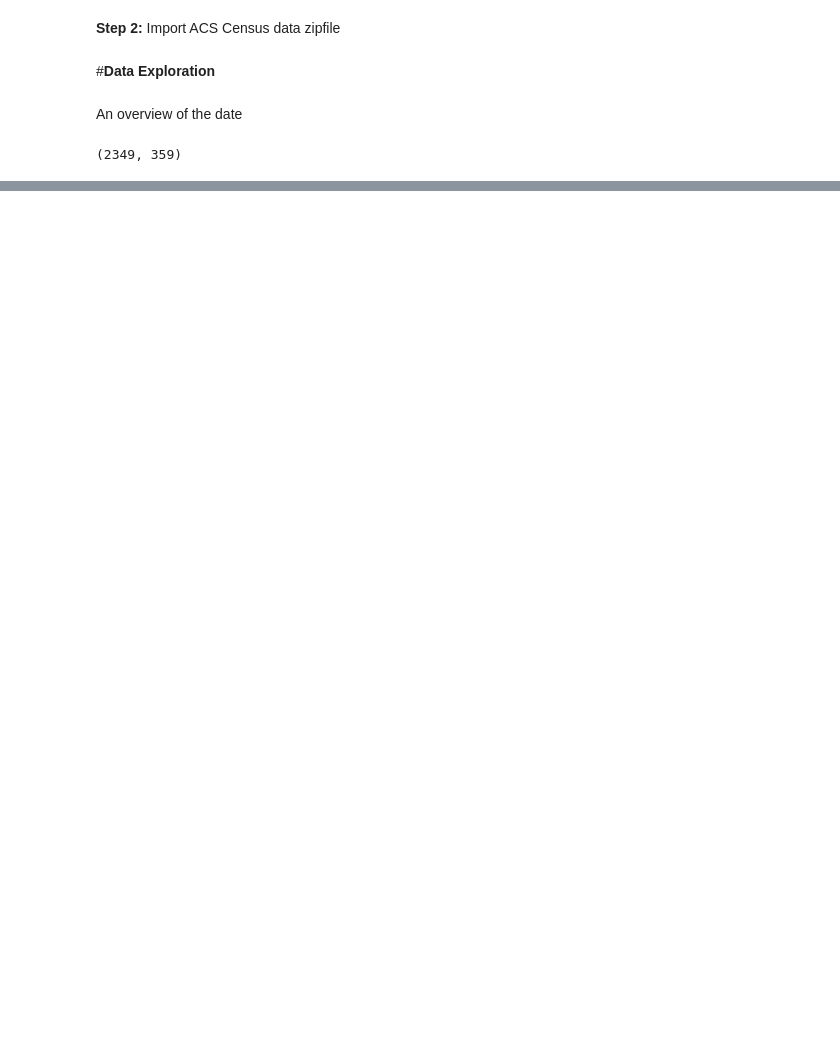
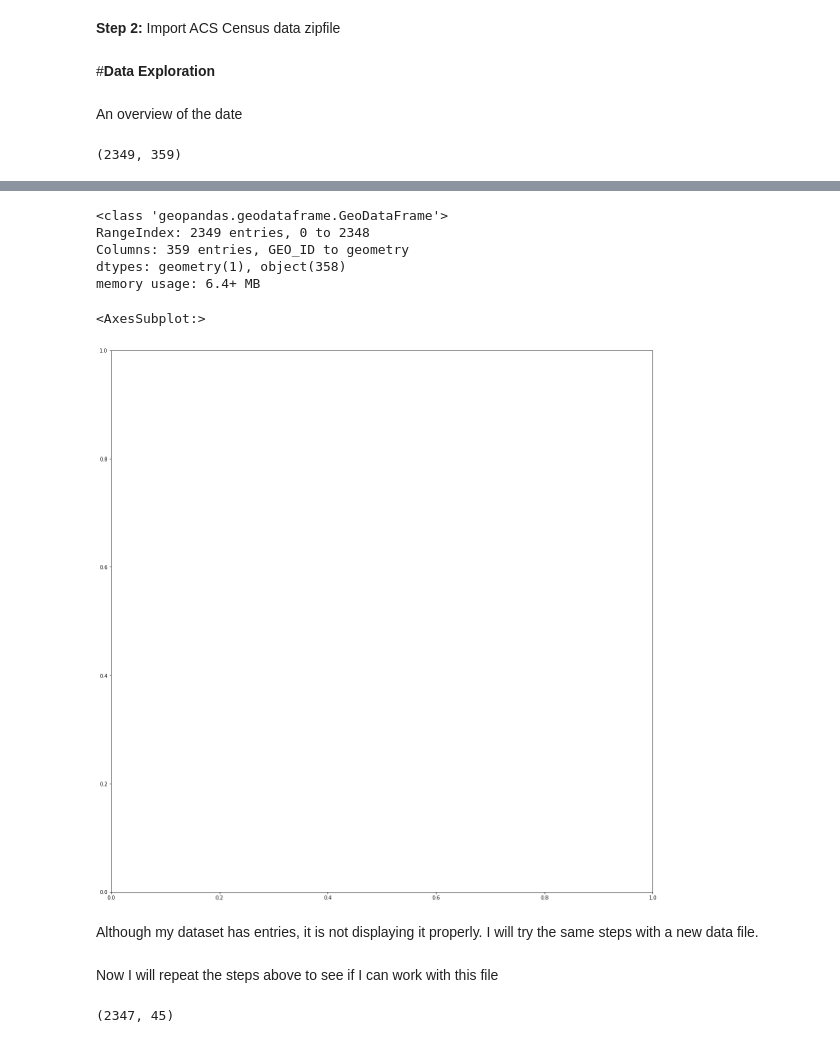
Before and after one commit to paotirado/up206-paola, a Jupyter notebook: Week 2/Week3GroupAssignment.ipynb, the cells around one changed output, grey strips where cells are left out. Saved outputs shown, nothing was run; the diff lists cells and outputs as text; code cells hidden in the pictures; blank space fills up the shorter version.

```diff
--- a/Week 2/Week3GroupAssignment.ipynb
+++ b/Week 2/Week3GroupAssignment.ipynb
@@ -46,3 +46,20 @@ race.tail()
 | 2346 | 1400000US06037990300 | Census Tract 9903, Los Angeles Co... | 0 | 12 | 0 | (X) | 0 | 12 | ... |
 | 2347 | 0400000US06 | California | 39283497 | ***** | 39283497 | (X) | 19526298 | 1141 | ... |
 | 2348 | 0500000US06037 | Los Angeles County, California | 10081570 | ***** | 10081570 | (X) | 4969382 | ***** | ... |
+# %%
+#I want to see what kind of data I have
+race.info()
+# %% [output]
+<class 'geopandas.geodataframe.GeoDataFrame'>
+RangeIndex: 2349 entries, 0 to 2348
+Columns: 359 entries, GEO_ID to geometry
+dtypes: geometry(1), object(358)
+memory usage: 6.4+ MB
+# %%
+#Can I display my data to see it geographically?
+race.plot(figsize=(20,20))
+# %% [output]
+<AxesSubplot:>
+[figure, added]
+# %% [markdown]
+Although my dataset has entries, it is not displaying it properly. I will try the same steps with a new data file.
@@ -48,0 +68,6 @@ race.tail()
+# %% [markdown]
+Now I will repeat the steps above to see if I can work with this file
+# %%
+race_.shape
+# %% [output]
+(2347, 45)
```
Also changed, not shown: parts of 52 cells of this notebook.
